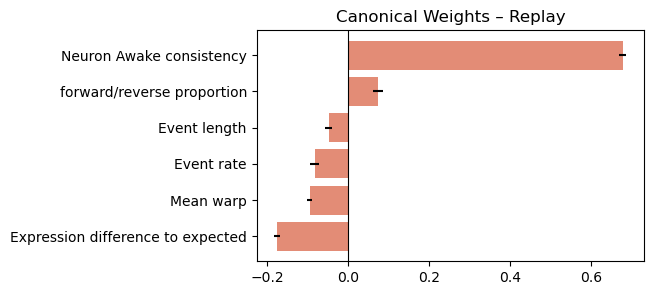
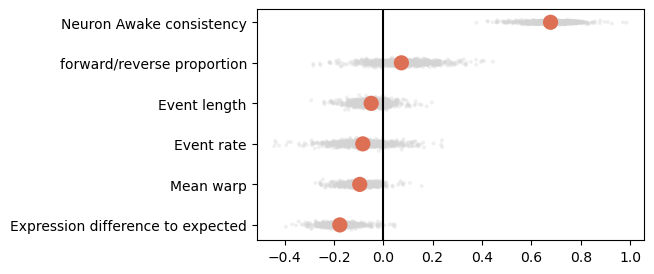
The change to this notebook cell's code, shown as a diff; its figure went from the first image to the second:
--- before
+++ after
@@ -1,2 +1,7 @@
 # cv 1
-plot_weights_delta(stb_X_scaled,stb_Y_scaled,1)
+boot_3_x = figure4_data_dict["boot_3_x"] 
+boot_3_y = figure4_data_dict["boot_3_y"] 
+plot_weights_delta(stb_X_scaled,stb_Y_scaled,boot_3_x,boot_3_y)
+
+plt.savefig(r'D:\3.pdf')
+

Commit: update to fig style